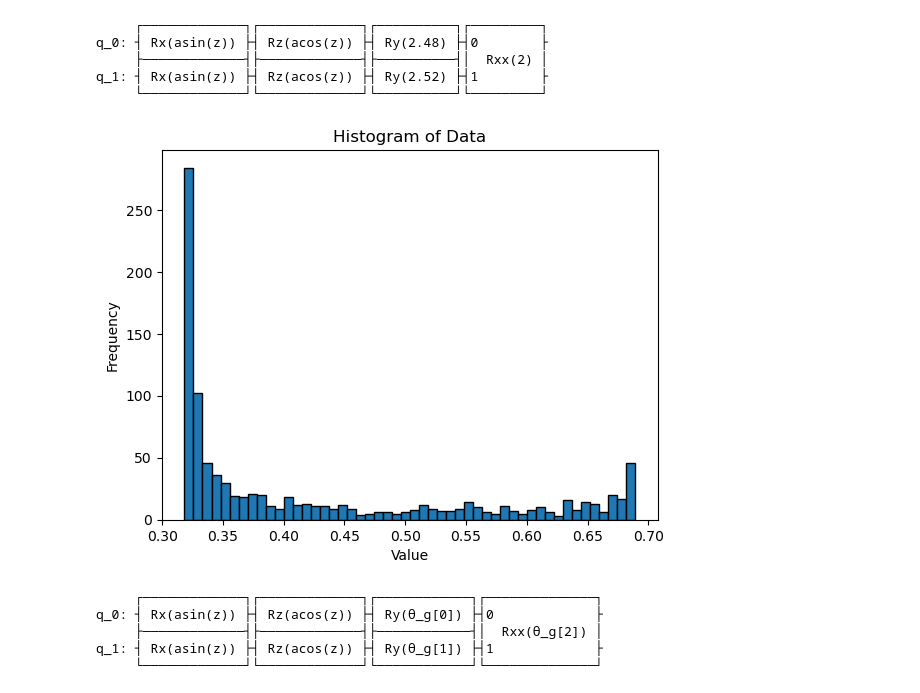
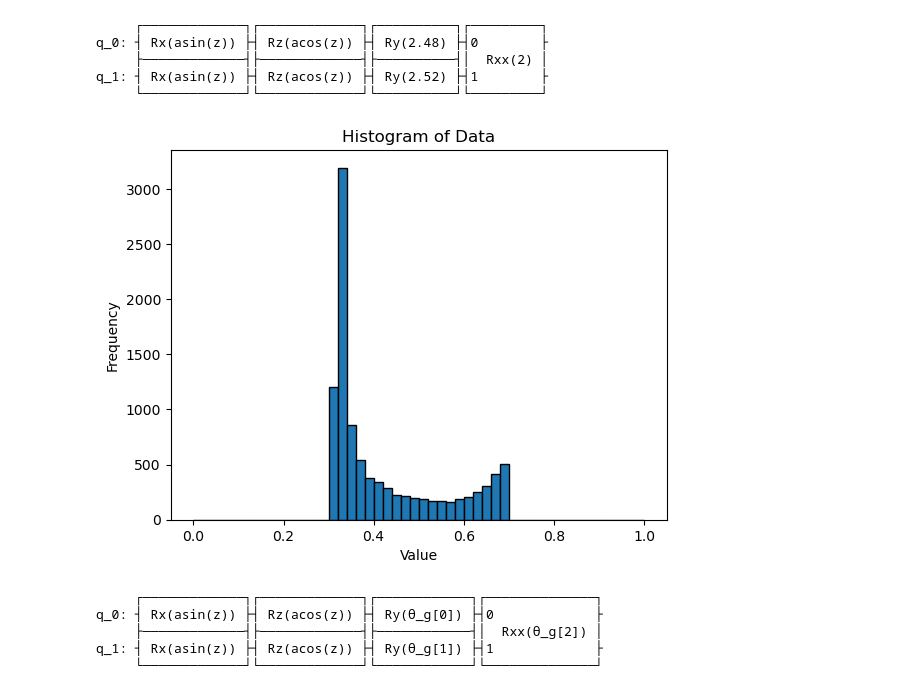
Before and after one commit to FoolyAndCooly/QGAN, a Jupyter notebook: QGAN.ipynb, the cells around one changed output. Cells and saved outputs as stored; diff of their text form; code cells hidden in the pictures.

```diff
--- a/QGAN.ipynb
+++ b/QGAN.ipynb
@@ -29,30 +29,30 @@ q_0: ┤ Rx(asin(z)) ├┤ Rz(acos(z)) ├┤ Ry(2.48) ├┤0        ├
      ├─────────────┤├─────────────┤├──────────┤│  Rxx(2) │
 q_1: ┤ Rx(asin(z)) ├┤ Rz(acos(z)) ├┤ Ry(2.52) ├┤1        ├
      └─────────────┘└─────────────┘└──────────┘└─────────┘
-# %%
-import random
-import matplotlib.pyplot as plt
-from qiskit.quantum_info import Statevector
-
-# real distribution
-num = 1000
-real_z = [random.uniform(-1, 1) for _ in range(num)]
-real_x = []
-for i in range(num):
-    real_out = real_circuit.assign_parameters({r_weight: real_z[i]})
-    # measure the first qubit
-    state_probs = Statevector(real_out).probabilities()
-    real_x.append(np.sum(state_probs[0b10:]))
-
-plt.hist(real_x, bins=50, edgecolor='black')
-
-plt.title('Histogram of Data')
-plt.xlabel('Value')
-plt.ylabel('Frequency')
-
-plt.show()
-# %% [output]
-[figure, removed]
+# %%
+import random
+import matplotlib.pyplot as plt
+from qiskit.quantum_info import Statevector
+
+# real distribution
+NUM = 10000
+real_z = [random.uniform(-1, 1) for _ in range(NUM)]
+real_x = []
+for i in range(NUM):
+    real_out = real_circuit.assign_parameters({r_weight: real_z[i]})
+    # measure the first qubit
+    state_probs = Statevector(real_out).probabilities()
+    real_x.append(np.sum(state_probs[0b10:]))
+
+plt.hist(real_x, bins=np.arange(0, 1+0.02, 0.02), edgecolor='black')
+
+plt.title('Histogram of Data')
+plt.xlabel('Value')
+plt.ylabel('Frequency')
+
+plt.show()
+# %% [output]
+[figure, added]
 # %%
 GAN_NQUBITS = 2
 
```
Also changed, not shown: parts of 10 cells of this notebook.
